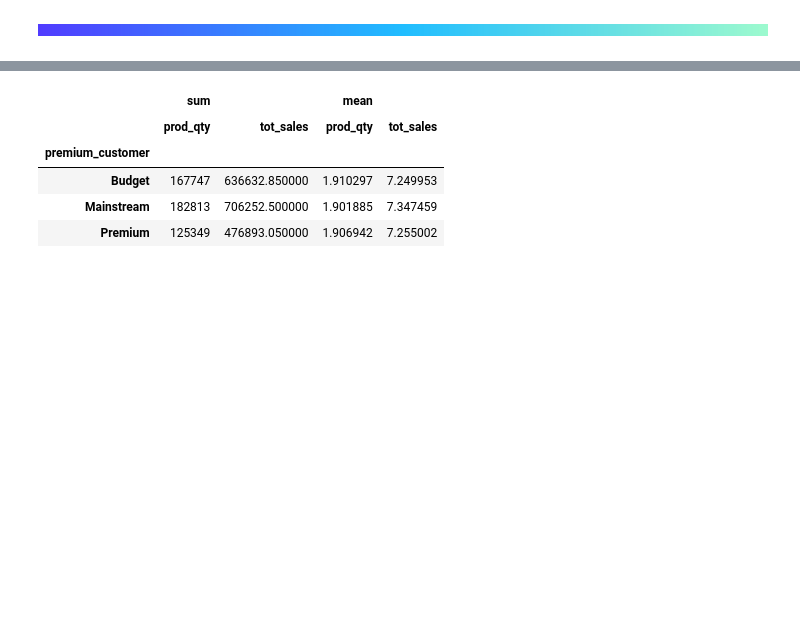
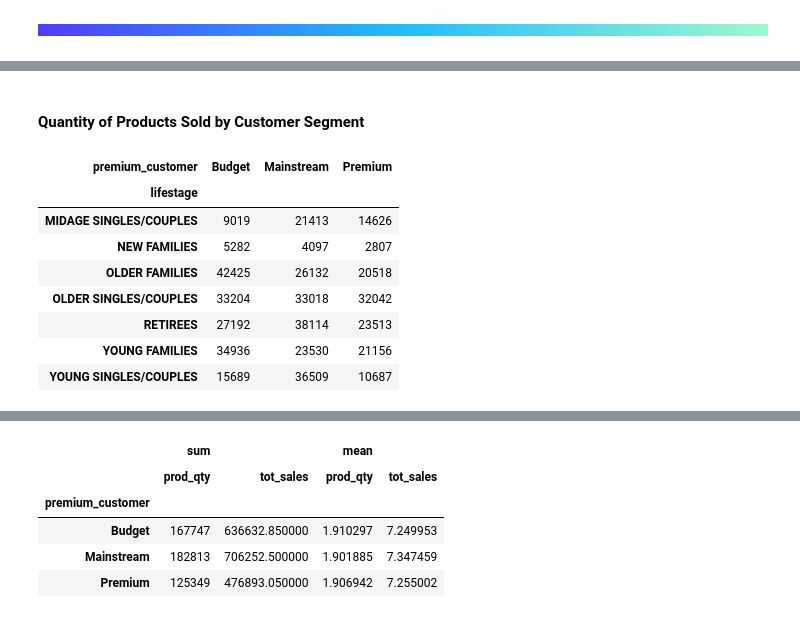
Before and after one commit to frantzalexander/Internship-Quantium, a Jupyter notebook: Exploratory Analysis.ipynb, the cells around one changed output, grey strips where cells are left out. Saved outputs shown, nothing was run; the diff lists cells and outputs as text; code cells hidden in the pictures; blank space fills up the shorter version.

```diff
--- a/Exploratory Analysis.ipynb
+++ b/Exploratory Analysis.ipynb
@@ -651,0 +669,19 @@ plt.title("Sales Revenue over Time");
+# %% [markdown]
+#### Quantity of Products Sold by Customer Segment
+# %%
+pd.crosstab(
+    index = df["lifestage"],
+    columns = df["premium_customer"],
+    values = df["prod_qty"],
+    aggfunc = "sum"
+).style.background_gradient(cmap = "mako")
+# %% [output]
+| premium_customer | Budget | Mainstream | Premium |
+| lifestage |  |  |  |
+| MIDAGE SINGLES/COUPLES | 9019 | 21413 | 14626 |
+| NEW FAMILIES | 5282 | 4097 | 2807 |
+| OLDER FAMILIES | 42425 | 26132 | 20518 |
+| OLDER SINGLES/COUPLES | 33204 | 33018 | 32042 |
+| RETIREES | 27192 | 38114 | 23513 |
+| YOUNG FAMILIES | 34936 | 23530 | 21156 |
+| YOUNG SINGLES/COUPLES | 15689 | 36509 | 10687 |
```
Also changed, not shown: parts of 8 cells of this notebook.
